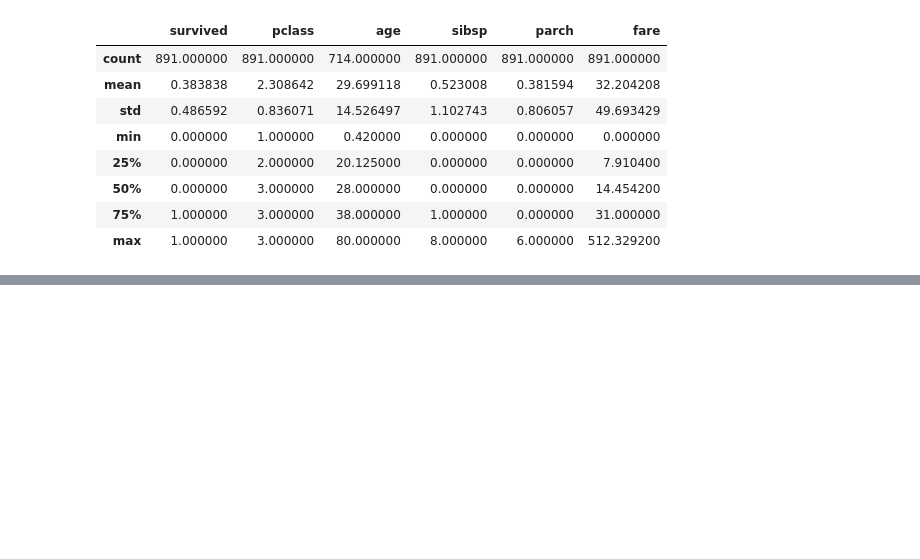
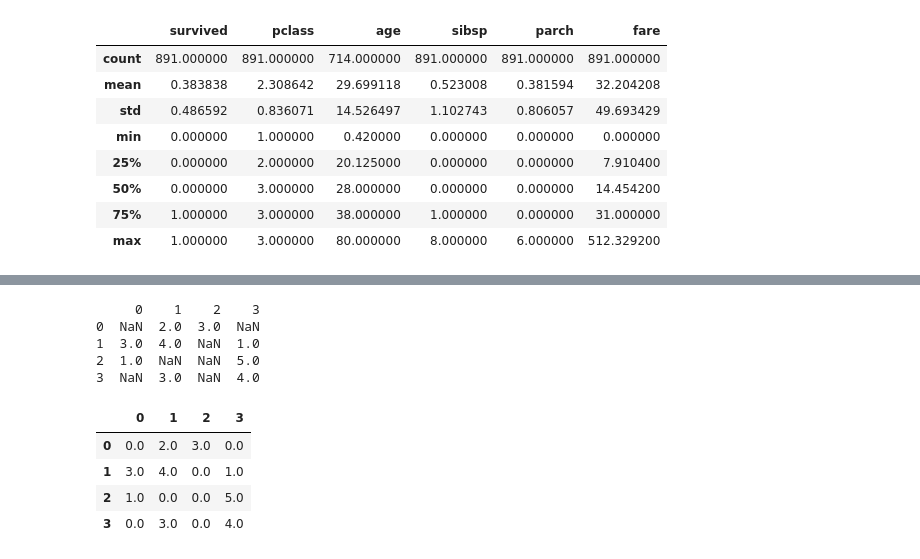
Before and after one commit to Faizack/Data-Science-with-Python, a Jupyter notebook: Pandas_Case_Study(day-12)/Case_study.ipynb, the cells around one changed output, grey strips where cells are left out. Drawn from its saved outputs; the diff is of its cells as text; code cells hidden in the pictures; blank space fills up the shorter version.

```diff
--- a/Pandas_Case_Study(day-12)/Case_study.ipynb
+++ b/Pandas_Case_Study(day-12)/Case_study.ipynb
@@ -97,0 +179,25 @@ New_Khasti.describe()
+# %%
+df1= pd.DataFrame([[np.nan, 2, 3, np.nan],
+                   [3, 4, np.nan, 1],
+                   [1, np.nan, np.nan, 5],
+                   [np.nan, 3, np.nan, 4]])
+
+# Show the DataFrame
+print(df1)
+# %% [output]
+     0    1    2    3
+0  NaN  2.0  3.0  NaN
+1  3.0  4.0  NaN  1.0
+2  1.0  NaN  NaN  5.0
+3  NaN  3.0  NaN  4.0
+# %%
+#replace NaN Value with 0
+df1
+df1.fillna(value=0,inplace=True)
+df1
+# %% [output]
+|  | 0 | 1 | 2 | 3 |
+| 0 | 0.0 | 2.0 | 3.0 | 0.0 |
+| 1 | 3.0 | 4.0 | 0.0 | 1.0 |
+| 2 | 1.0 | 0.0 | 0.0 | 5.0 |
+| 3 | 0.0 | 3.0 | 0.0 | 4.0 |
```
Also changed, not shown: parts of 8 cells of this notebook, 2 other files.
